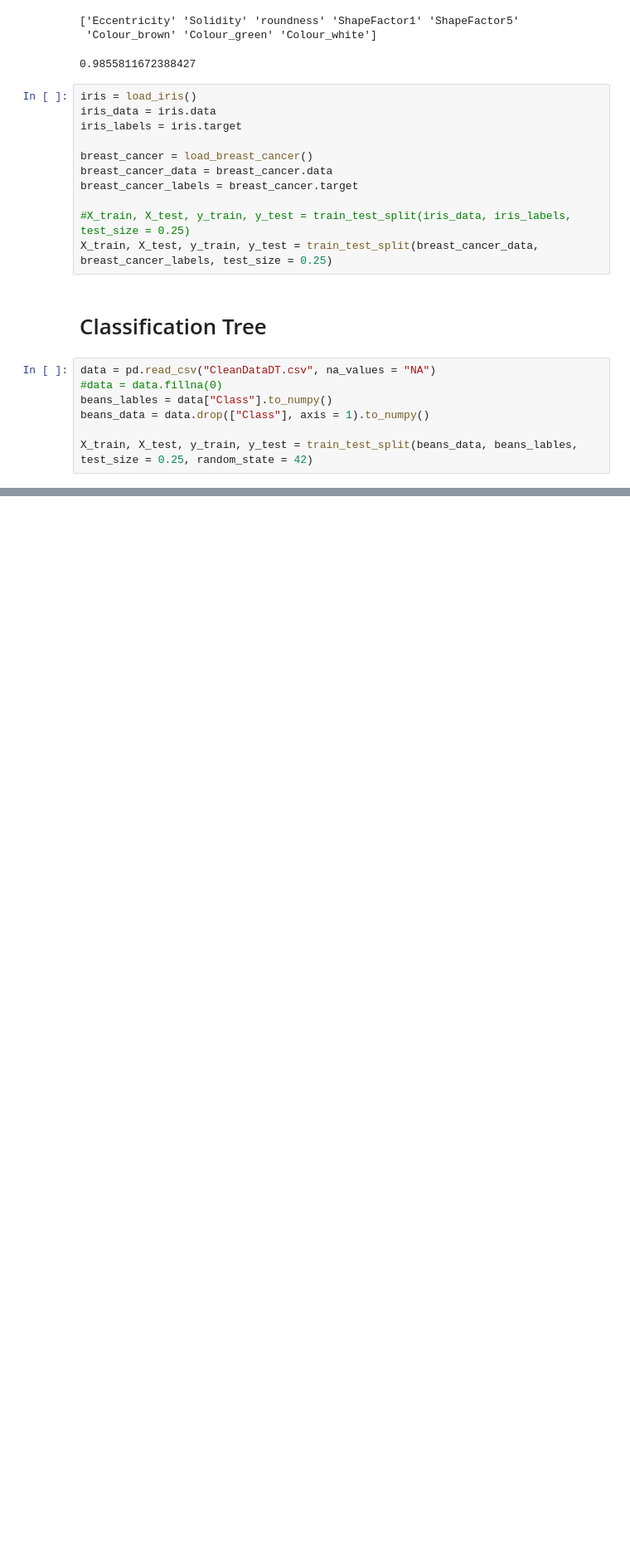
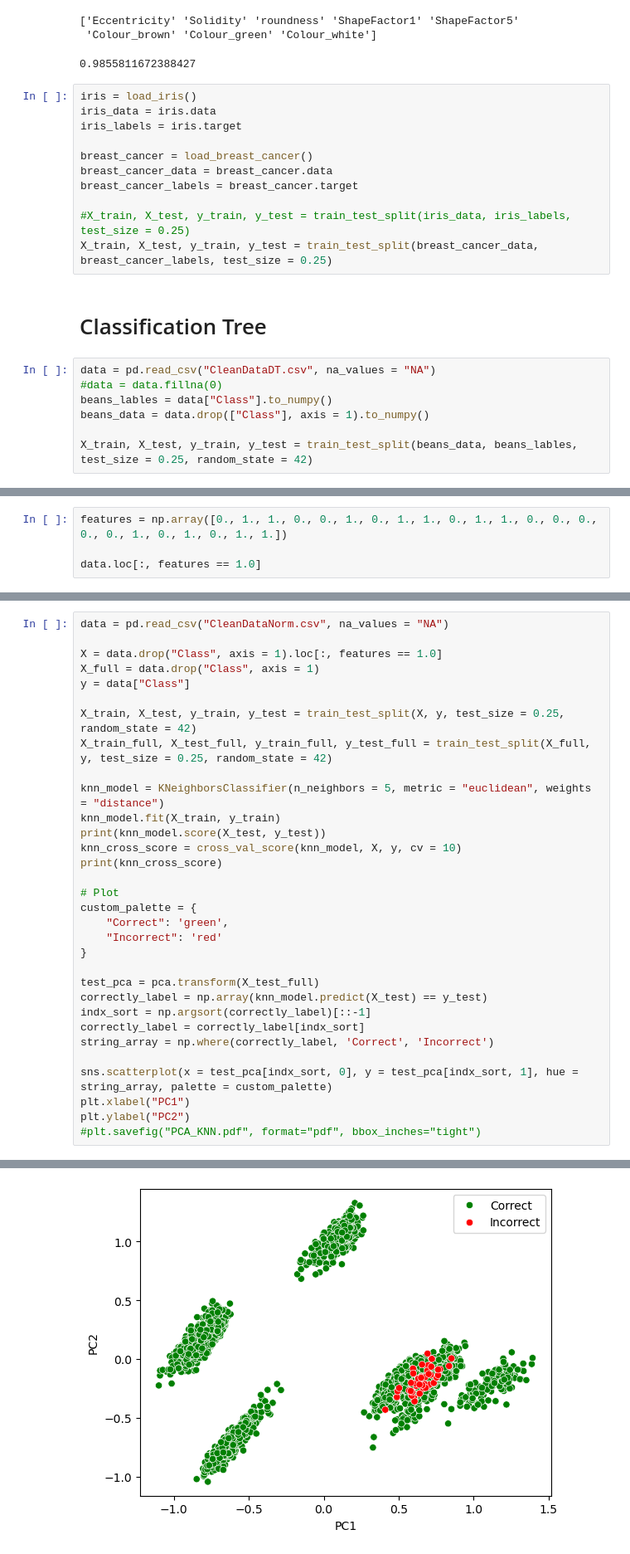
Before and after one commit to Ben-vD/ML_Assignments, a Jupyter notebook: Assignment_1/Source/Assignment_1.ipynb, the cells around one changed output, grey strips where cells are left out. Shown: that part at 83% size. Cells and saved outputs as stored; diff of their text form; blank space fills up the shorter version.

```diff
--- a/Assignment_1/Source/Assignment_1.ipynb
+++ b/Assignment_1/Source/Assignment_1.ipynb
@@ -242,0 +265,4 @@ plt.show()
+# %%
+features = np.array([0., 1., 1., 0., 0., 1., 0., 1., 1., 0., 1., 1., 0., 0., 0., 0., 0., 1., 0., 1., 0., 1., 1.])
+
+data.loc[:, features == 1.0]
@@ -242,0 +302,33 @@ plt.show()
+# %%
+data = pd.read_csv("CleanDataNorm.csv", na_values = "NA")
+
+X = data.drop("Class", axis = 1).loc[:, features == 1.0]
+X_full = data.drop("Class", axis = 1)
+y = data["Class"]
+
+X_train, X_test, y_train, y_test = train_test_split(X, y, test_size = 0.25, random_state = 42)
+X_train_full, X_test_full, y_train_full, y_test_full = train_test_split(X_full, y, test_size = 0.25, random_state = 42)
+
+knn_model = KNeighborsClassifier(n_neighbors = 5, metric = "euclidean", weights = "distance")
+knn_model.fit(X_train, y_train)
+print(knn_model.score(X_test, y_test))
+knn_cross_score = cross_val_score(knn_model, X, y, cv = 10)
+print(knn_cross_score)
+
+# Plot
+custom_palette = {
+    "Correct": 'green',
+    "Incorrect": 'red'
+}
+
+test_pca = pca.transform(X_test_full)
+correctly_label = np.array(knn_model.predict(X_test) == y_test)
+indx_sort = np.argsort(correctly_label)[::-1]
+correctly_label = correctly_label[indx_sort]
+string_array = np.where(correctly_label, 'Correct', 'Incorrect')
+
+sns.scatterplot(x = test_pca[indx_sort, 0], y = test_pca[indx_sort, 1], hue = string_array, palette = custom_palette)
+plt.xlabel("PC1")
+plt.ylabel("PC2")
+#plt.savefig("PCA_KNN.pdf", format="pdf", bbox_inches="tight")
+# %% [output]
@@ -242,0 +339 @@ plt.show()
+[figure, added]
```
Also changed, not shown: parts of 12 cells of this notebook, 8 other files.
